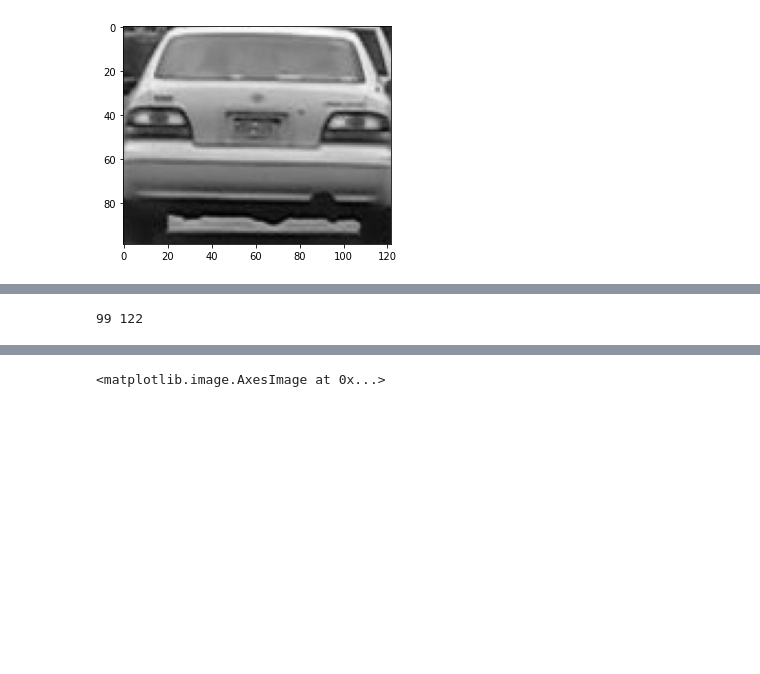
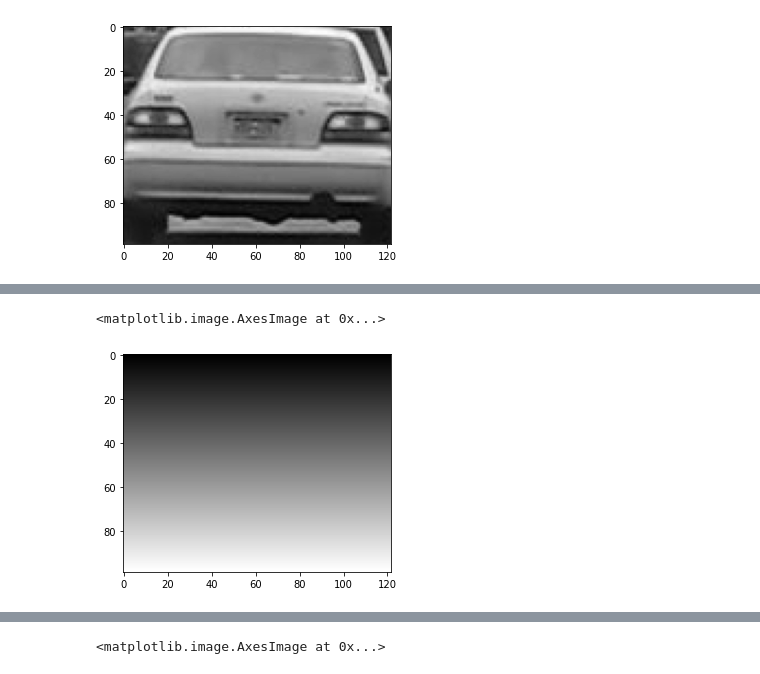
Before and after one commit to Singla17/COL780_assig2, a Jupyter notebook: Experiments.ipynb, the cells around one changed output, grey strips where cells are left out. Saved outputs shown, nothing was run; the diff lists cells and outputs as text; code cells hidden in the pictures; blank space fills up the shorter version.

```diff
--- a/Experiments.ipynb
+++ b/Experiments.ipynb
@@ -44,10 +59,13 @@ plt.imshow(diff,cmap='gray')
 # %%
 gradX = cv2.Sobel(input_frame, cv2.CV_64F, 1, 0, ksize=5)
 gradY = cv2.Sobel(input_frame, cv2.CV_64F, 0, 1, ksize=5)
 
 ht, wt = template.shape
-print(ht,wt)
-Xc = np.tile(np.linspace(0, wt-1, wt), (ht, 1)).flatten()
-Yc = np.tile(np.linspace(0, ht-1, ht), (wt, 1)).T.flatten()
+
+Xc = np.tile(np.linspace(0, wt-1, wt), (ht, 1))
+plt.imshow(Xc,cmap='gray')
+Yc = np.tile(np.linspace(0, ht-1, ht), (wt, 1)).T
+plt.imshow(Yc,cmap='gray')
 # %% [output]
-99 122
+<matplotlib.image.AxesImage at 0x...>
+[figure, added]
```
Also changed, not shown: parts of 20 cells of this notebook, 1 other file.
